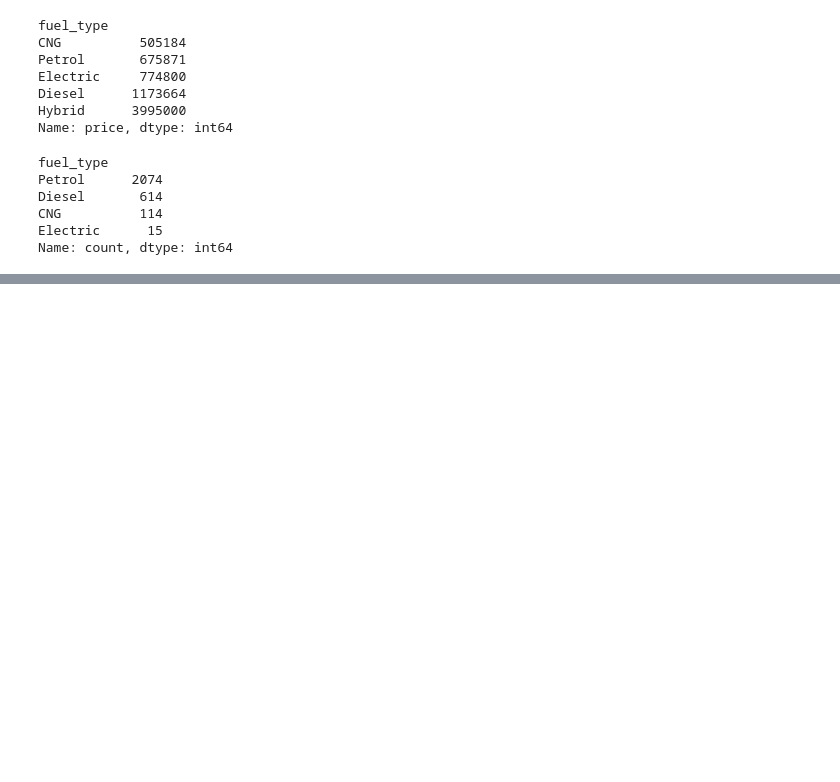
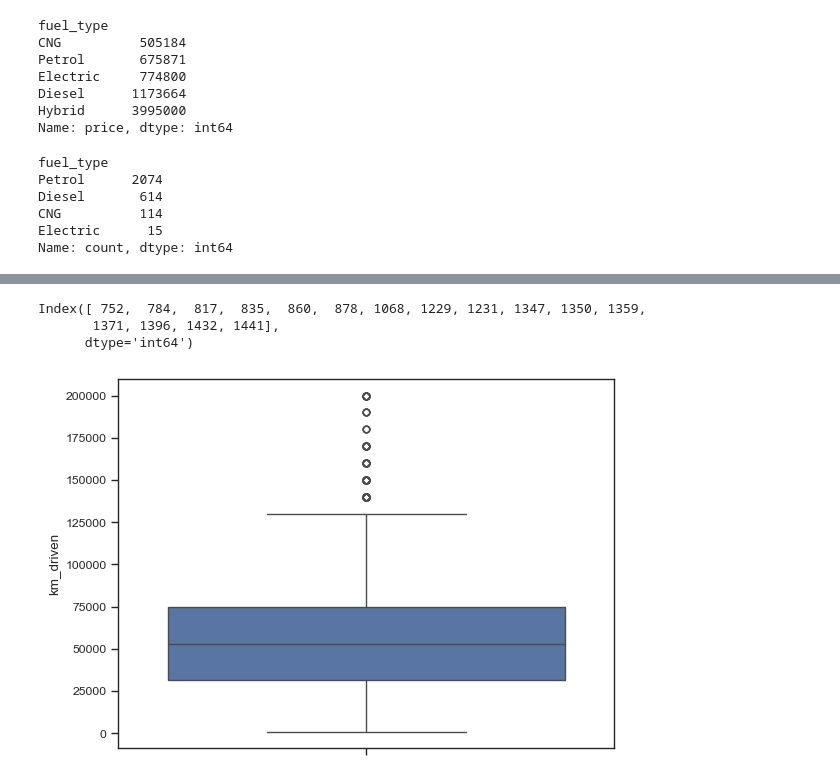
Before and after one commit to TheMrityunjayPathak/AutoIQ, a Jupyter notebook: notebooks/step_2_outlier_detection.ipynb, the cells around one changed output, grey strips where cells are left out. Drawn from its saved outputs; the diff is of its cells as text; code cells hidden in the pictures; blank space fills up the shorter version.

```diff
--- a/notebooks/step_2_outlier_detection.ipynb
+++ b/notebooks/step_2_outlier_detection.ipynb
@@ -166,0 +221,3 @@ Name: count, dtype: int64
+# %%
+# IQR = Q3 - Q1
+iqr = q3 - q1
@@ -166,0 +230,4 @@ Name: count, dtype: int64
+# %%
+# Range of Extreme Outliers
+extreme_lower_limit = q1 - 3*iqr
+extreme_upper_limit = q3 + 3*iqr
@@ -166,0 +255,17 @@ Name: count, dtype: int64
+# %%
+# Index of Extreme Outliers
+extreme_outlier_idx = cars[(cars['km_driven'] < extreme_lower_limit) | (cars['km_driven'] > extreme_upper_limit)].index
+extreme_outlier_idx
+# %% [output]
+Index([ 752,  784,  817,  835,  860,  878, 1068, 1229, 1231, 1347, 1350, 1359,
+       1371, 1396, 1432, 1441],
+      dtype='int64')
+# %%
+# Removing Extreme Outliers
+updated_cars = cars.drop(index=extreme_outlier_idx, axis=0)
+# %%
+# Box Plot of "km_driven" column after Outlier Removal
+sns.boxplot(updated_cars['km_driven'])
+plt.show()
+# %% [output]
+[figure, added]
```
Also changed, not shown: parts of 12 cells of this notebook.
